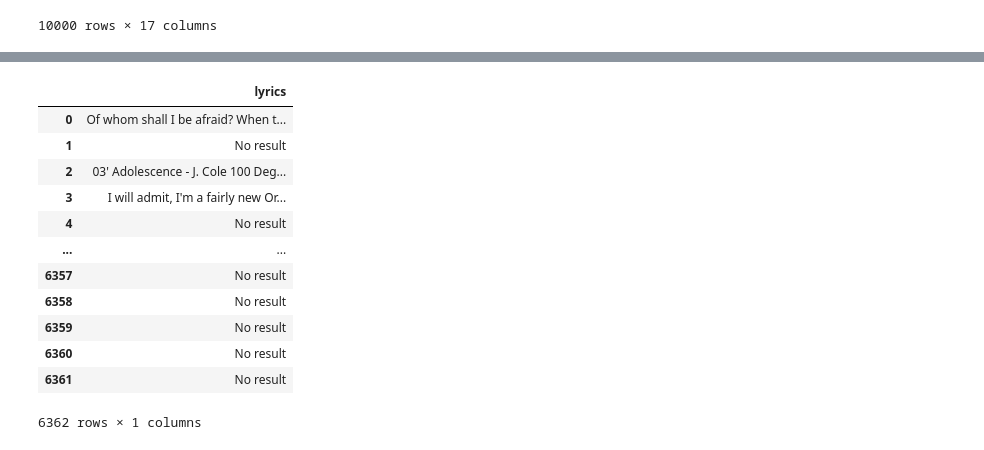
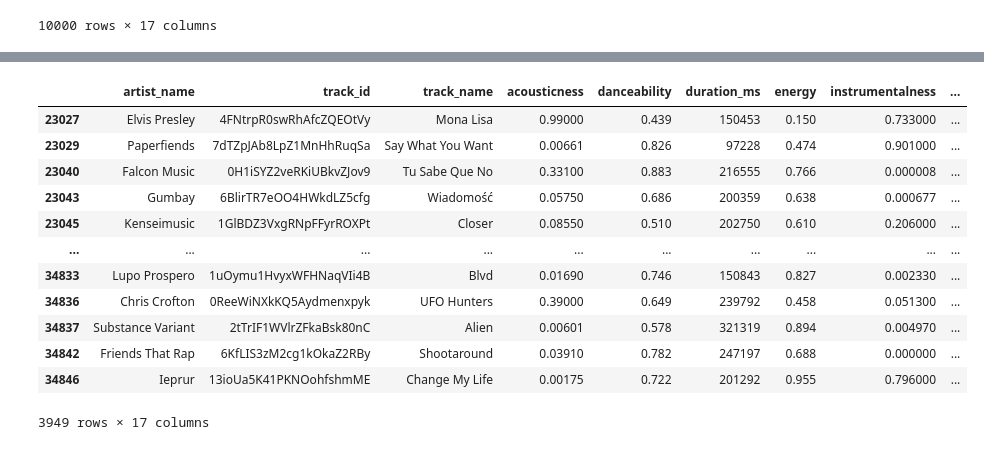
Before and after one commit to deskaprogramuje/BDA_song_hits, a Jupyter notebook: preprocessing.ipynb, the cells around one changed output, grey strips where cells are left out. Cells and saved outputs as stored; diff of their text form; code cells hidden in the pictures.

```diff
--- a/preprocessing.ipynb
+++ b/preprocessing.ipynb
@@ -165,18 +127,0 @@ bad3
-# %%
-#last was: Pat Barrett Better
-bad4 = pd.read_csv('bad_songs4.csv',encoding='utf-8')
-bad4
-# %% [output]
-|  | lyrics |
-| 0 | Of whom shall I be afraid? When t... |
-| 1 | No result |
-| 2 | 03' Adolescence - J. Cole 100 Deg... |
-| 3 | I will admit, I'm a fairly new Or... |
-| 4 | No result |
-| ... | ... |
-| 6357 | No result |
-| 6358 | No result |
-| 6359 | No result |
-| 6360 | No result |
-| 6361 | No result |
-6362 rows × 1 columns
@@ -183 +139,18 @@ bad4
+# %%
+bigger_df[bigger_df['track_name'] == 'Mona Lisa']
+bigger_df.loc[23027:]
+# %% [output]
+|  | artist_name | track_id | track_name | acousticness | danceability | duration_ms | energy | instrumentalness | ... |
+| 23027 | Elvis Presley | 4FNtrpR0swRhAfcZQEOtVy | Mona Lisa | 0.99000 | 0.439 | 150453 | 0.150 | 0.733000 | ... |
+| 23029 | Paperfiends | 7dTZpJAb8LpZ1MnHhRuqSa | Say What You Want | 0.00661 | 0.826 | 97228 | 0.474 | 0.901000 | ... |
+| 23040 | Falcon Music | 0H1iSYZ2veRKiUBkvZJov9 | Tu Sabe Que No | 0.33100 | 0.883 | 216555 | 0.766 | 0.000008 | ... |
+| 23043 | Gumbay | 6BlirTR7eOO4HWkdLZ5cfg | Wiadomość | 0.05750 | 0.686 | 200359 | 0.638 | 0.000677 | ... |
+| 23045 | Kenseimusic | 1GlBDZ3VxgRNpFFyrROXPt | Closer | 0.08550 | 0.510 | 202750 | 0.610 | 0.206000 | ... |
+| ... | ... | ... | ... | ... | ... | ... | ... | ... | ... |
+| 34833 | Lupo Prospero | 1uOymu1HvyxWFHNaqVIi4B | Blvd | 0.01690 | 0.746 | 150843 | 0.827 | 0.002330 | ... |
+| 34836 | Chris Crofton | 0ReeWiNXkKQ5Aydmenxpyk | UFO Hunters | 0.39000 | 0.649 | 239792 | 0.458 | 0.051300 | ... |
+| 34837 | Substance Variant | 2tTrIF1WVlrZFkaBsk80nC | Alien | 0.00601 | 0.578 | 321319 | 0.894 | 0.004970 | ... |
+| 34842 | Friends That Rap | 6KfLIS3zM2cg1kOkaZ2RBy | Shootaround | 0.03910 | 0.782 | 247197 | 0.688 | 0.000000 | ... |
+| 34846 | Ieprur | 13ioUa5K41PKNOohfshmME | Change My Life | 0.00175 | 0.722 | 201292 | 0.955 | 0.796000 | ... |
+3949 rows × 17 columns
 # %%
```
Also changed, not shown: parts of 6 cells of this notebook, 2 other files.
